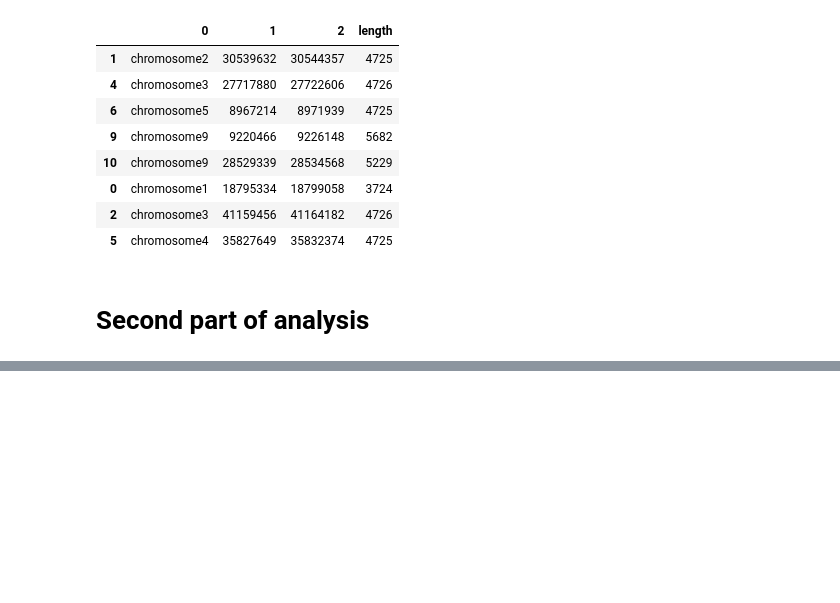
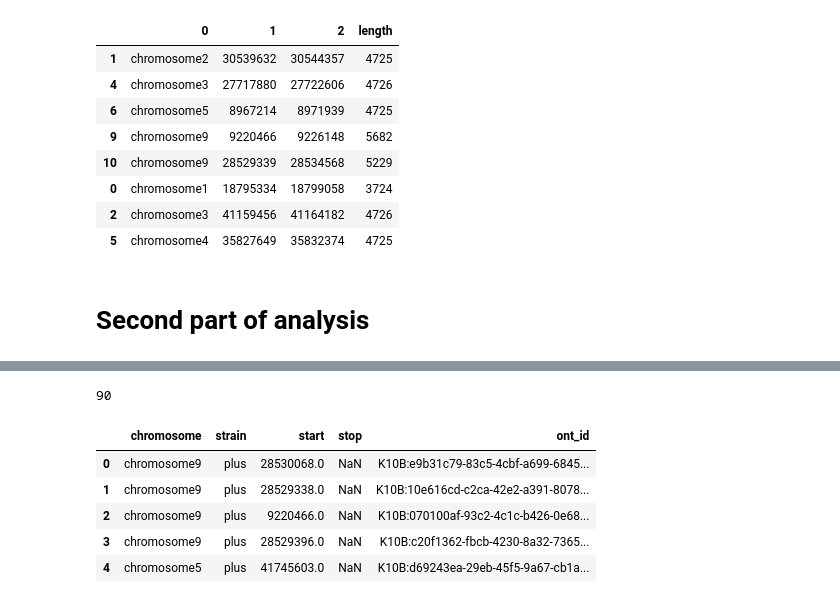
Before and after one commit to pkula/te_resolver, a Jupyter notebook: analysis.ipynb, the cells around one changed output, grey strips where cells are left out. Drawn from its saved outputs; the diff is of its cells as text; code cells hidden in the pictures; blank space fills up the shorter version.

```diff
--- a/analysis.ipynb
+++ b/analysis.ipynb
@@ -463,0 +622,13 @@ def save_report(data):
+# %%
+len(raw_report)
+# %% [output]
+90
+# %%
+raw_report.head()
+# %% [output]
+|  | chromosome | strain | start | stop | ont_id |
+| 0 | chromosome9 | plus | 28530068.0 | NaN | K10B:e9b31c79-83c5-4cbf-a699-6845... |
+| 1 | chromosome9 | plus | 28529338.0 | NaN | K10B:10e616cd-c2ca-42e2-a391-8078... |
+| 2 | chromosome9 | plus | 9220466.0 | NaN | K10B:070100af-93c2-4c1c-b426-0e68... |
+| 3 | chromosome9 | plus | 28529396.0 | NaN | K10B:c20f1362-fbcb-4230-8a32-7365... |
+| 4 | chromosome5 | plus | 41745603.0 | NaN | K10B:d69243ea-29eb-45f5-9a67-cb1a... |
```
Also changed, not shown: parts of 17 cells of this notebook.
